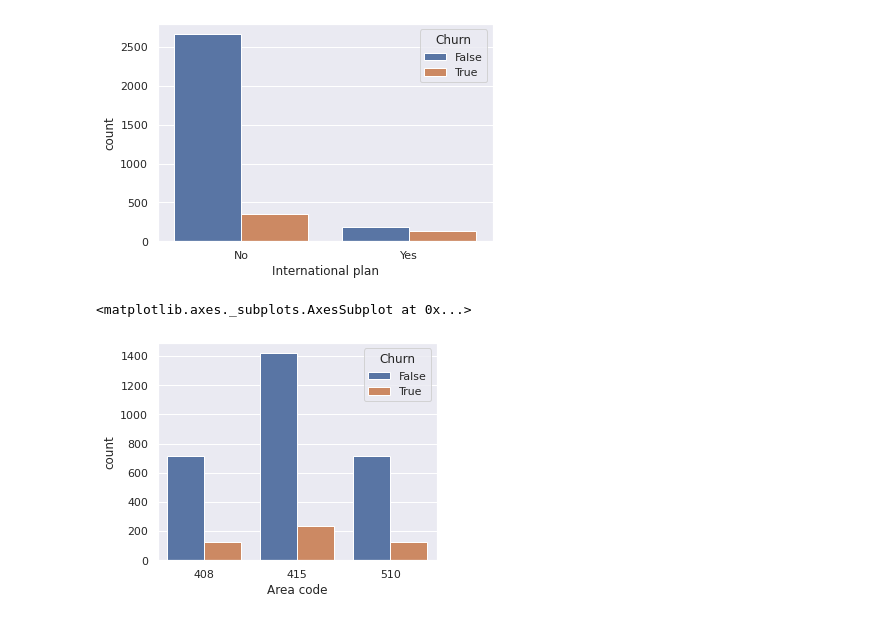
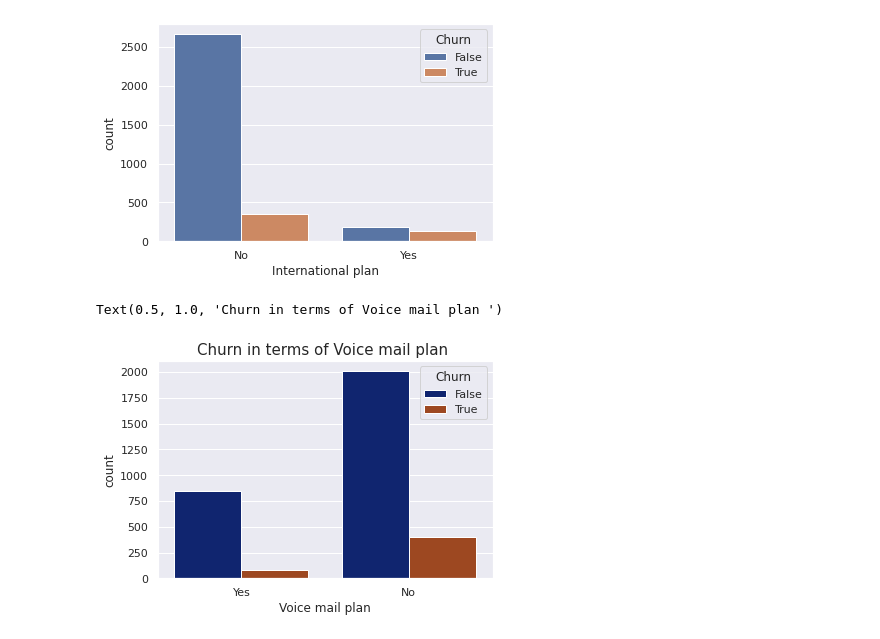
Before and after one commit to pi-mishra/Telecom_churn_eda, a Jupyter notebook: Telecom_Churn_Analysis_(Piyush)_Capstone_Project.ipynb, the cells around one changed output. Drawn from its saved outputs; the diff is of its cells as text; code cells hidden in the pictures.

```diff
--- a/Telecom_Churn_Analysis_(Piyush)_Capstone_Project.ipynb
+++ b/Telecom_Churn_Analysis_(Piyush)_Capstone_Project.ipynb
@@ -390,11 +396,10 @@ ax = sns.countplot(x='International plan', hue="Churn", data=df)
 plt.show()
 # %% [output]
 [figure]
-# %%
-#graphical represention of area code with respect to churn
-
-plt.figure(figsize=(5,4))
-sns.countplot(x='Area code', hue ="Churn", data=df)
-# %% [output]
-<matplotlib.axes._subplots.AxesSubplot at 0x...>
-[figure, removed]
+# %%
+#churn with respect to voice mail plan
+ba=sns.countplot(x="Voice mail plan",hue ="Churn",data=df,palette = "dark")
+ba.set_title('Churn in terms of Voice mail plan ', fontsize=15)
+# %% [output]
+Text(0.5, 1.0, 'Churn in terms of Voice mail plan ')
+[figure, added]
```
Also changed, not shown: parts of 4 cells of this notebook.
